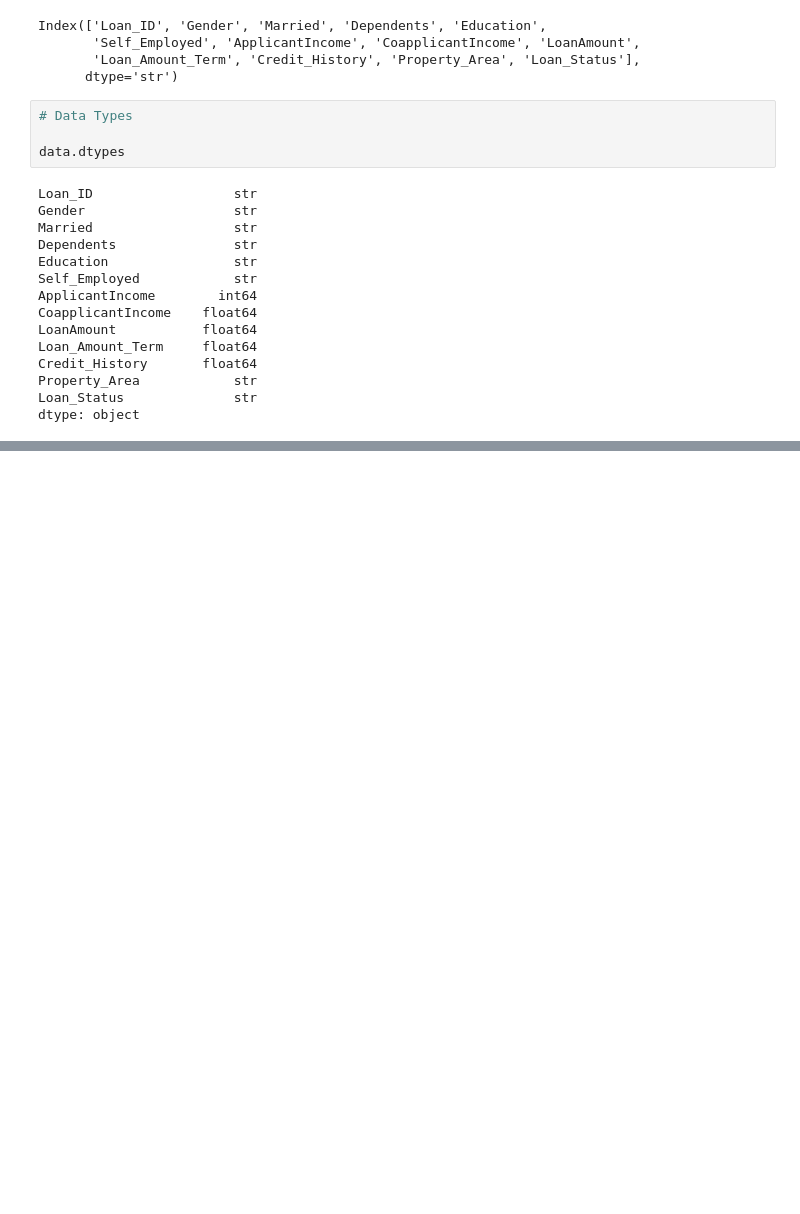
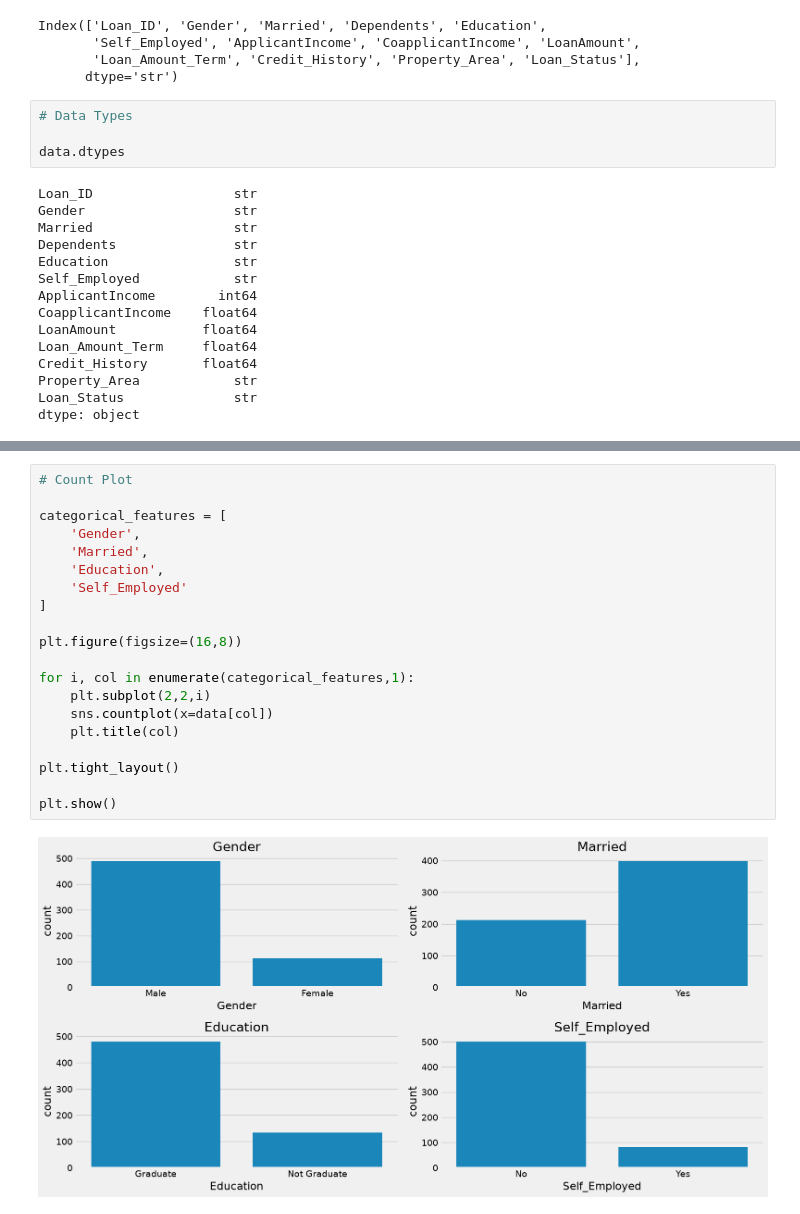
Before and after one commit to Abhinay9346/skillwallet-project-smartlender, a Jupyter notebook: SmartLender/Training/Loan Prediction using ML.ipynb, the cells around one changed output, grey strips where cells are left out. Cells and saved outputs as stored; diff of their text form; blank space fills up the shorter version.

```diff
--- a/SmartLender/Training/Loan Prediction using ML.ipynb
+++ b/SmartLender/Training/Loan Prediction using ML.ipynb
@@ -133,0 +158,22 @@ dtype: object
+# %%
+# Count Plot
+
+categorical_features = [
+    'Gender',
+    'Married',
+    'Education',
+    'Self_Employed'
+]
+
+plt.figure(figsize=(16,8))
+
+for i, col in enumerate(categorical_features,1):
+    plt.subplot(2,2,i)
+    sns.countplot(x=data[col])
+    plt.title(col)
+
+plt.tight_layout()
+
+plt.show()
+# %% [output]
+[figure, added]
```
Also changed, not shown: parts of 12 cells of this notebook.
